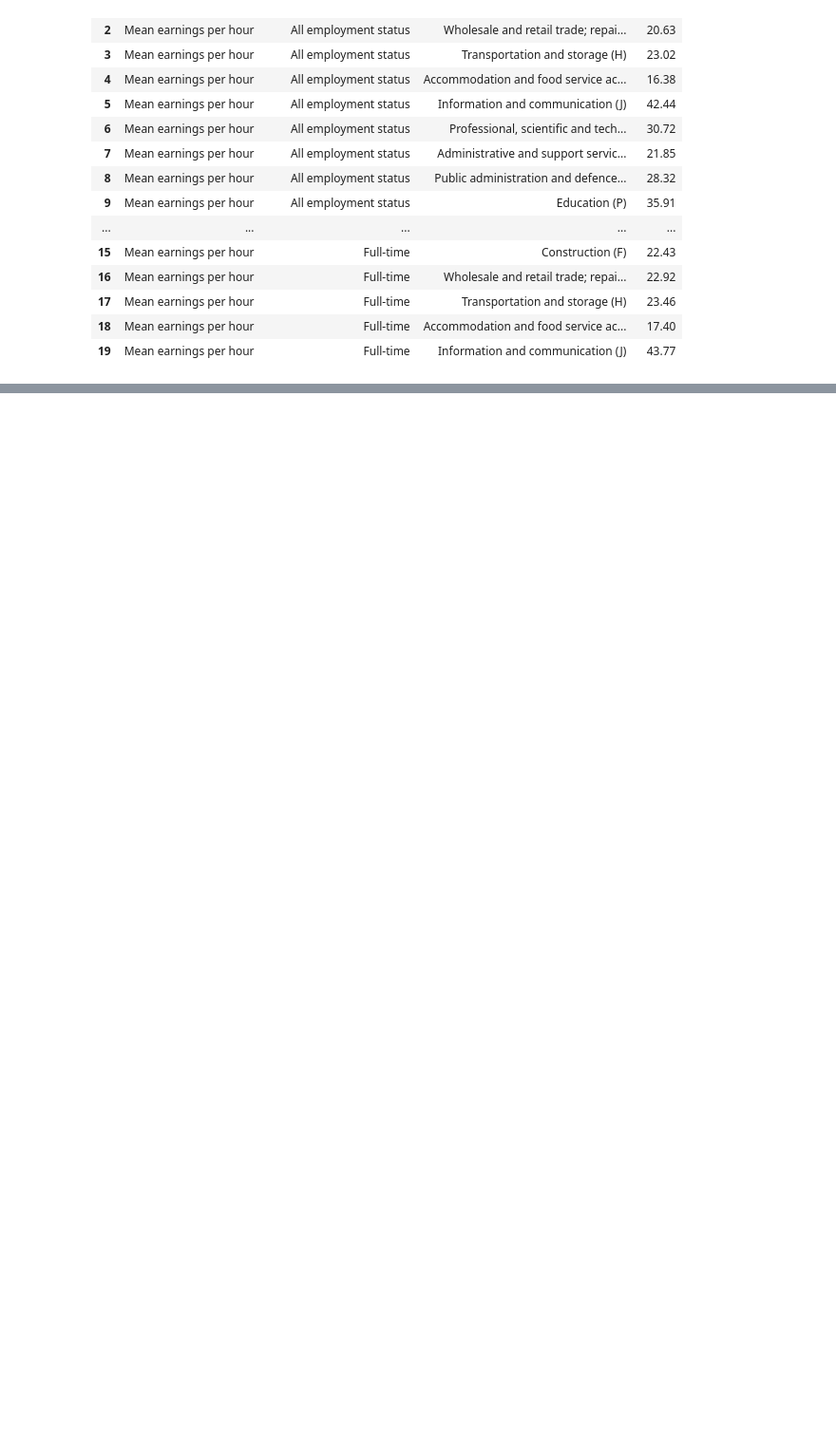
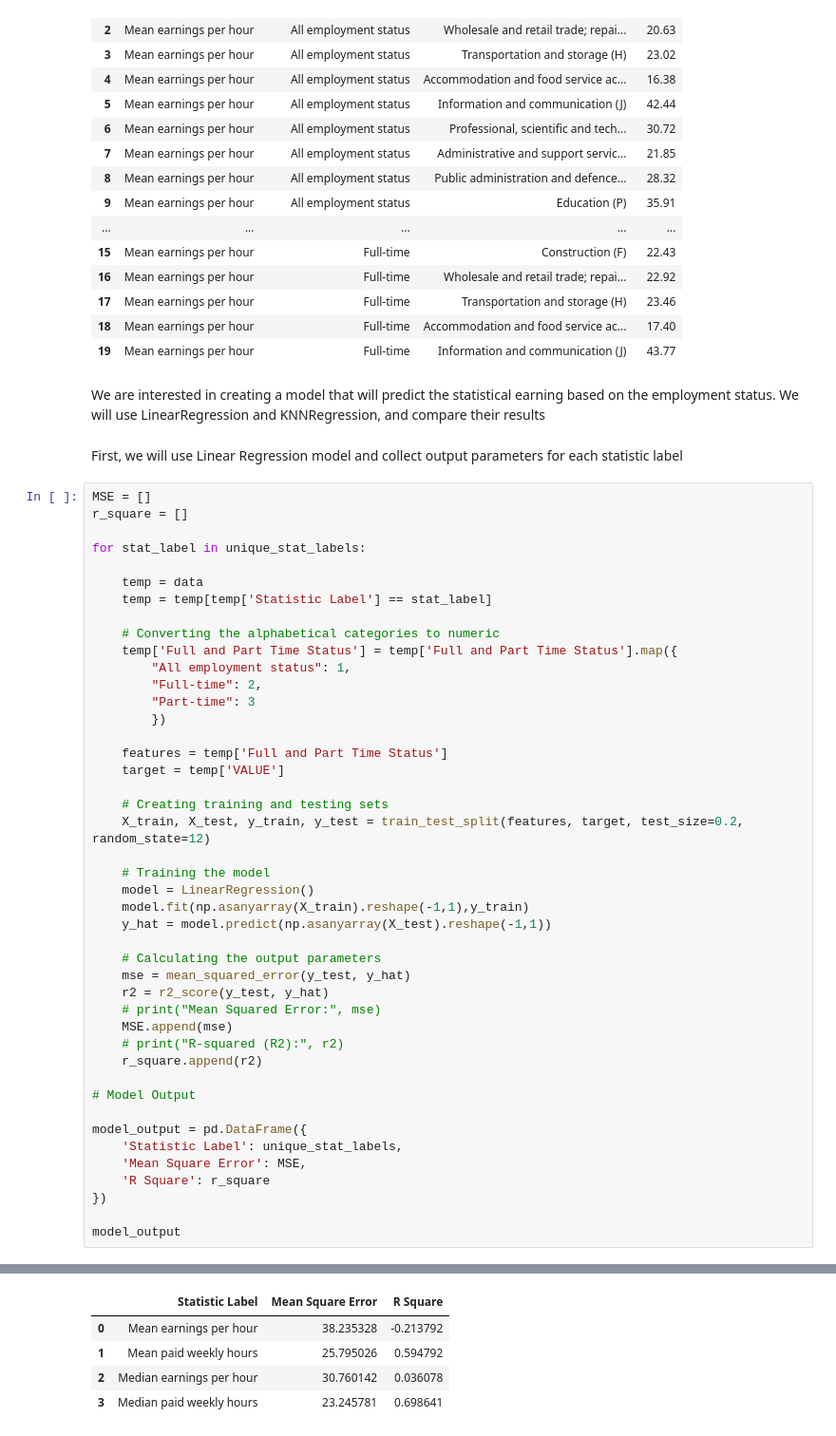
Before and after one commit to SyedAsadAilia110/CA1, a Jupyter notebook: CA01 - Coding New.ipynb, the cells around one changed output, grey strips where cells are left out. Shown at 95% size. Saved outputs shown, nothing was run; the diff lists cells and outputs as text; blank space fills up the shorter version.

Commit message:
Add files via upload
Apply Linear Regression and KNN Regression

```diff
--- a/CA01 - Coding New.ipynb
+++ b/CA01 - Coding New.ipynb
@@ -372,3 +372,52 @@ data.head(20)
 | 17 | Mean earnings per hour | Full-time | Transportation and storage (H) | 23.46 |
 | 18 | Mean earnings per hour | Full-time | Accommodation and food service ac... | 17.40 |
 | 19 | Mean earnings per hour | Full-time | Information and communication (J) | 43.77 |
+# %% [markdown]
+We are interested in creating a model that will predict the statistical earning based on the employment status. We will use LinearRegression and KNNRegression, and compare their results
+# %% [markdown]
+First, we will use Linear Regression model and collect output parameters for each statistic label
+# %%
+MSE = []
+r_square = []
+
+for stat_label in unique_stat_labels:
+
+    temp = data
+    temp = temp[temp['Statistic Label'] == stat_label]
+
+    # Converting the alphabetical categories to numeric
+    temp['Full and Part Time Status'] = temp['Full and Part Time Status'].map({
+        "All employment status": 1,
+        "Full-time": 2,
+        "Part-time": 3
+        })
+
+    features = temp['Full and Part Time Status']
+    target = temp['VALUE']
+
+    # Creating training and testing sets
+    X_train, X_test, y_train, y_test = train_test_split(features, target, test_size=0.2, random_state=12)
+
+    # Training the model
+    model = LinearRegression()
+    model.fit(np.asanyarray(X_train).reshape(-1,1),y_train)
+    y_hat = model.predict(np.asanyarray(X_test).reshape(-1,1))
+
+    # Calculating the output parameters
+    mse = mean_squared_error(y_test, y_hat)
+    r2 = r2_score(y_test, y_hat)
+    # print("Mean Squared Error:", mse)
+    MSE.append(mse)
+    # print("R-squared (R2):", r2)
+    r_square.append(r2)
+
+# Model Output
+
+model_output = pd.DataFrame({
+    'Statistic Label': unique_stat_labels,
+    'Mean Square Error': MSE,
+    'R Square': r_square
+})
+
+model_output
+# %% [output]
@@ -374,0 +444,5 @@ data.head(20)
+|  | Statistic Label | Mean Square Error | R Square |
+| 0 | Mean earnings per hour | 38.235328 | -0.213792 |
+| 1 | Mean paid weekly hours | 25.795026 | 0.594792 |
+| 2 | Median earnings per hour | 30.760142 | 0.036078 |
+| 3 | Median paid weekly hours | 23.245781 | 0.698641 |
```
Also changed, not shown: parts of 7 cells of this notebook.
